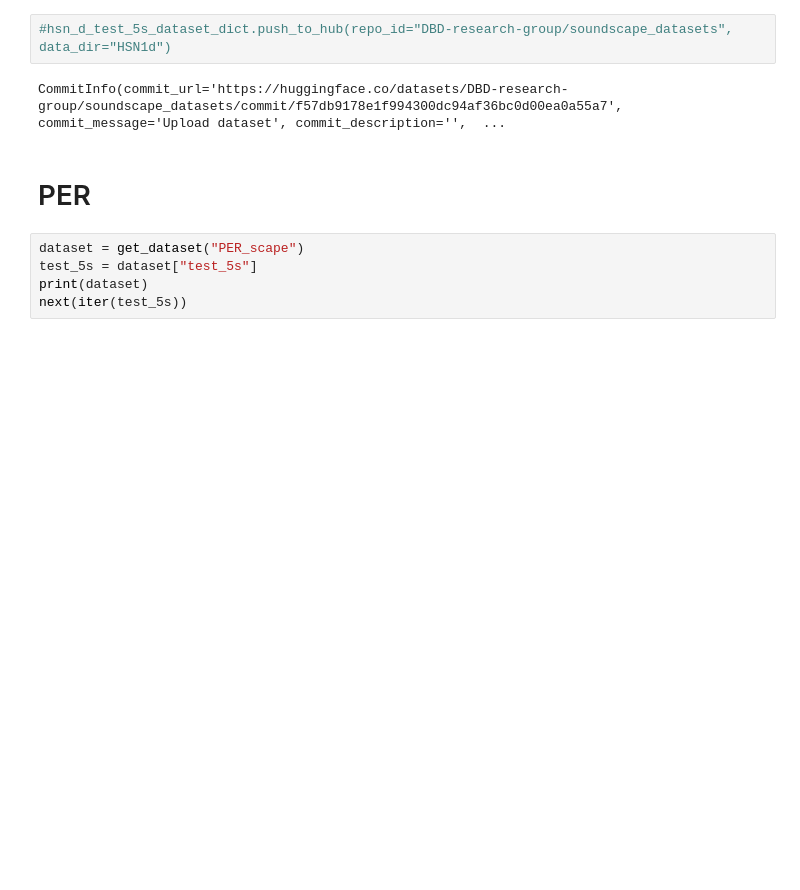
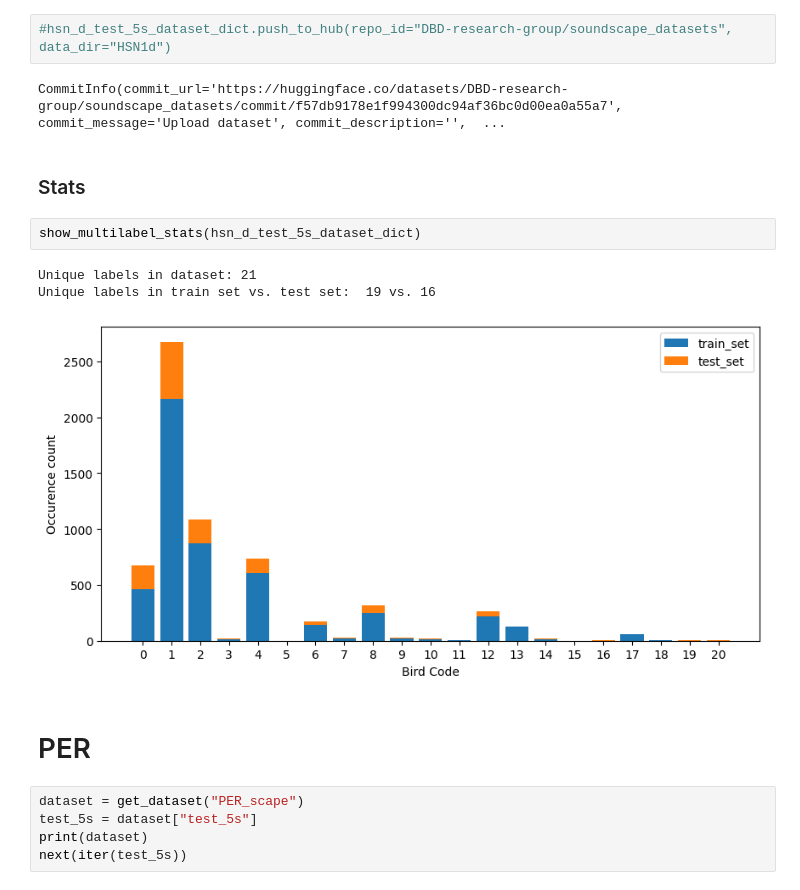
Before and after one commit to DBD-research-group/BirdSet, a Jupyter notebook: notebooks/playground/split_test_5s_data.ipynb, the cells around one changed output. Cells and saved outputs as stored; diff of their text form; blank space fills up the shorter version.

```diff
--- a/notebooks/playground/split_test_5s_data.ipynb
+++ b/notebooks/playground/split_test_5s_data.ipynb
@@ -453,6 +464,14 @@ DatasetDict({
 #hsn_d_test_5s_dataset_dict.push_to_hub(repo_id="DBD-research-group/soundscape_datasets", data_dir="HSN1d")
 # %% [output]
 CommitInfo(commit_url='https://huggingface.co/datasets/DBD-research-group/soundscape_datasets/commit/f57db9178e1f994300dc94af36bc0d00ea0a55a7', commit_message='Upload dataset', commit_description='',  ...
+# %% [markdown]
+### Stats
+# %%
+show_multilabel_stats(hsn_d_test_5s_dataset_dict)
+# %% [output]
+Unique labels in dataset: 21
+Unique labels in train set vs. test set:  19 vs. 16
+[figure, added]
 # %% [markdown]
 # PER
 # %%
```
Also changed, not shown: parts of 17 cells of this notebook.
